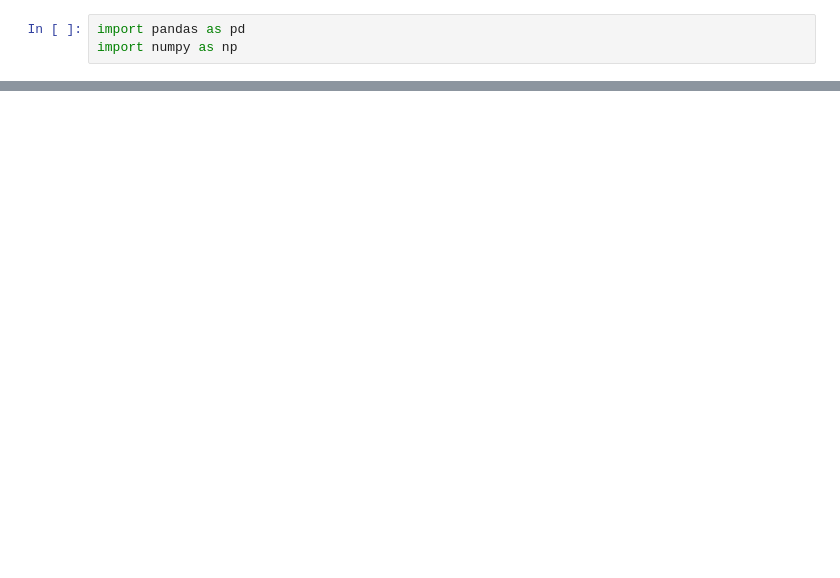
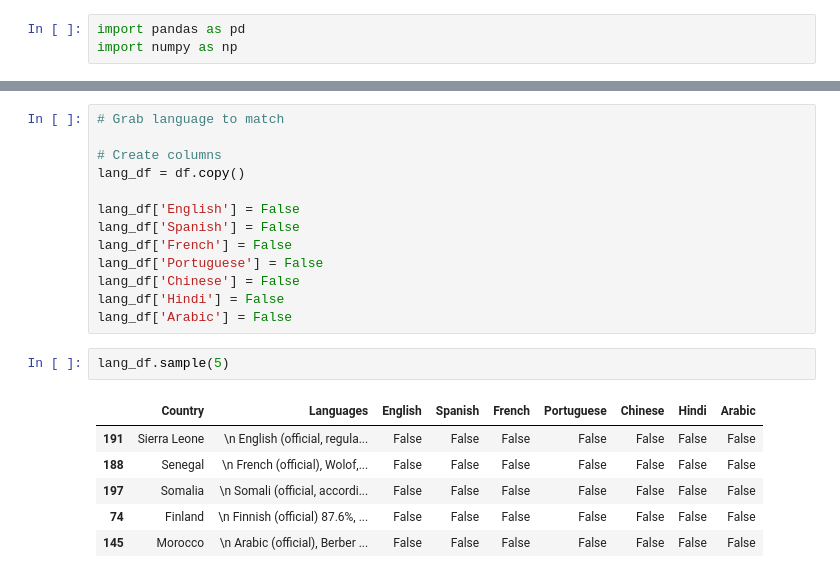
Before and after one commit to hakhuong/Digital-Education-Market-Segmentation, a Jupyter notebook: language-analysis/2-analyze-data.ipynb, the cells around one changed output, grey strips where cells are left out. Drawn from its saved outputs; the diff is of its cells as text; blank space fills up the shorter version.

Commit message:
update language analysis file
update language analysis file

```diff
--- a/language-analysis/2-analyze-data.ipynb
+++ b/language-analysis/2-analyze-data.ipynb
@@ -144,0 +55,22 @@ df
+# %%
+# Grab language to match
+
+# Create columns
+lang_df = df.copy()
+
+lang_df['English'] = False
+lang_df['Spanish'] = False
+lang_df['French'] = False
+lang_df['Portuguese'] = False
+lang_df['Chinese'] = False
+lang_df['Hindi'] = False
+lang_df['Arabic'] = False
+# %%
+lang_df.sample(5)
+# %% [output]
+|  | Country | Languages | English | Spanish | French | Portuguese | Chinese | Hindi | Arabic |
+| 191 | Sierra Leone | \n English (official, regula... | False | False | False | False | False | False | False |
+| 188 | Senegal | \n French (official), Wolof,... | False | False | False | False | False | False | False |
+| 197 | Somalia | \n Somali (official, accordi... | False | False | False | False | False | False | False |
+| 74 | Finland | \n Finnish (official) 87.6%, ... | False | False | False | False | False | False | False |
+| 145 | Morocco | \n Arabic (official), Berber ... | False | False | False | False | False | False | False |
```
Also changed, not shown: parts of 56 cells of this notebook, 18 other files.
